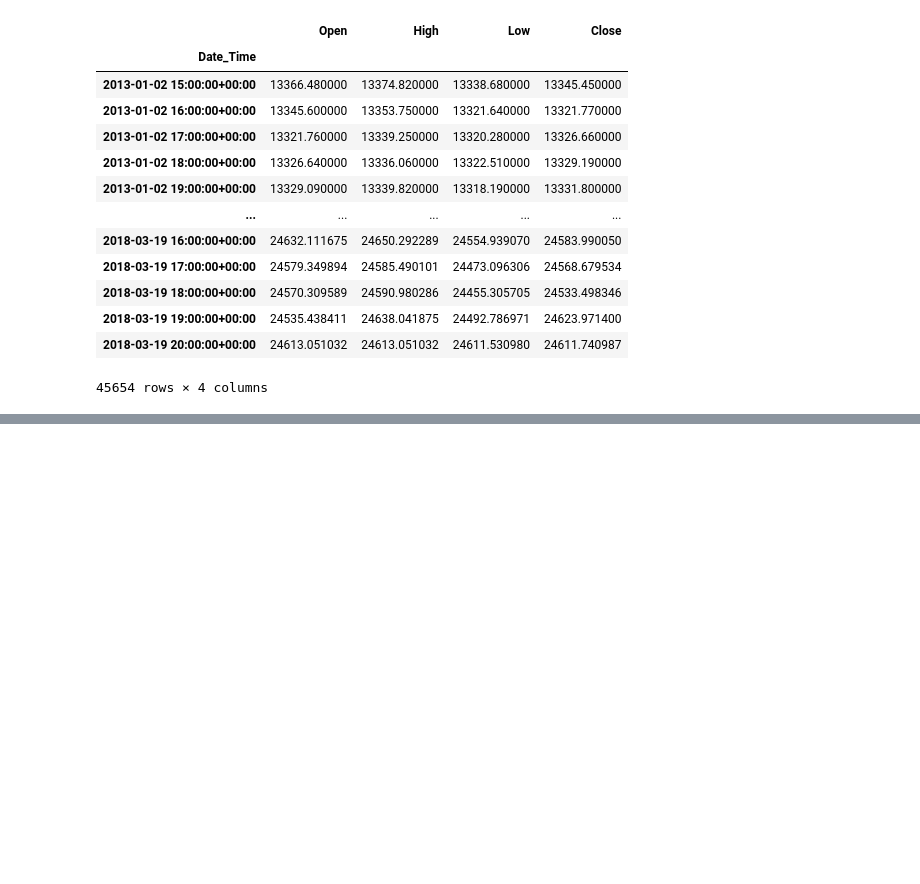
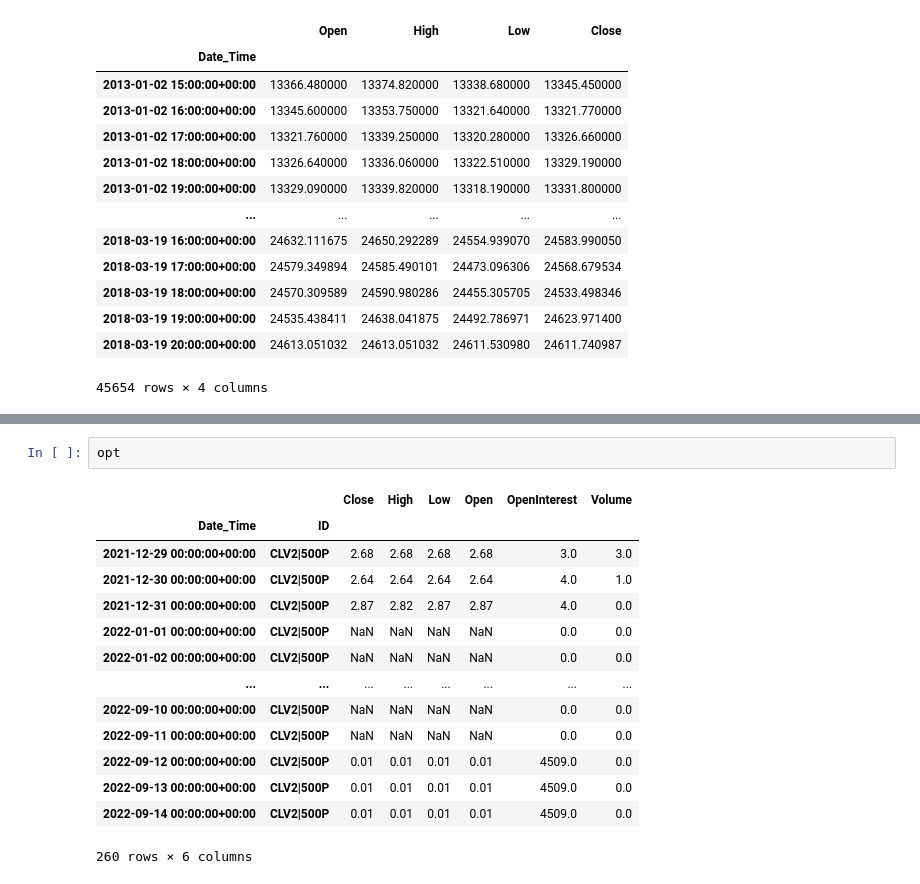
Before and after one commit to cwilko/marketinsights-price-aggregator, a Jupyter notebook: notebooks/datarefresh.ipynb, the cells around one changed output, grey strips where cells are left out. Cells and saved outputs as stored; diff of their text form; blank space fills up the shorter version.

```diff
--- a/notebooks/datarefresh.ipynb
+++ b/notebooks/datarefresh.ipynb
@@ -356,0 +567,17 @@ Resampling to H periods
+# %%
+opt
+# %% [output]
+|  |  | Close | High | Low | Open | OpenInterest | Volume |
+| Date_Time | ID |  |  |  |  |  |  |
+| 2021-12-29 00:00:00+00:00 | CLV2|500P | 2.68 | 2.68 | 2.68 | 2.68 | 3.0 | 3.0 |
+| 2021-12-30 00:00:00+00:00 | CLV2|500P | 2.64 | 2.64 | 2.64 | 2.64 | 4.0 | 1.0 |
+| 2021-12-31 00:00:00+00:00 | CLV2|500P | 2.87 | 2.82 | 2.87 | 2.87 | 4.0 | 0.0 |
+| 2022-01-01 00:00:00+00:00 | CLV2|500P | NaN | NaN | NaN | NaN | 0.0 | 0.0 |
+| 2022-01-02 00:00:00+00:00 | CLV2|500P | NaN | NaN | NaN | NaN | 0.0 | 0.0 |
+| ... | ... | ... | ... | ... | ... | ... | ... |
+| 2022-09-10 00:00:00+00:00 | CLV2|500P | NaN | NaN | NaN | NaN | 0.0 | 0.0 |
+| 2022-09-11 00:00:00+00:00 | CLV2|500P | NaN | NaN | NaN | NaN | 0.0 | 0.0 |
+| 2022-09-12 00:00:00+00:00 | CLV2|500P | 0.01 | 0.01 | 0.01 | 0.01 | 4509.0 | 0.0 |
+| 2022-09-13 00:00:00+00:00 | CLV2|500P | 0.01 | 0.01 | 0.01 | 0.01 | 4509.0 | 0.0 |
+| 2022-09-14 00:00:00+00:00 | CLV2|500P | 0.01 | 0.01 | 0.01 | 0.01 | 4509.0 | 0.0 |
+260 rows × 6 columns
```
Also changed, not shown: parts of 30 cells of this notebook, 8 other files.
